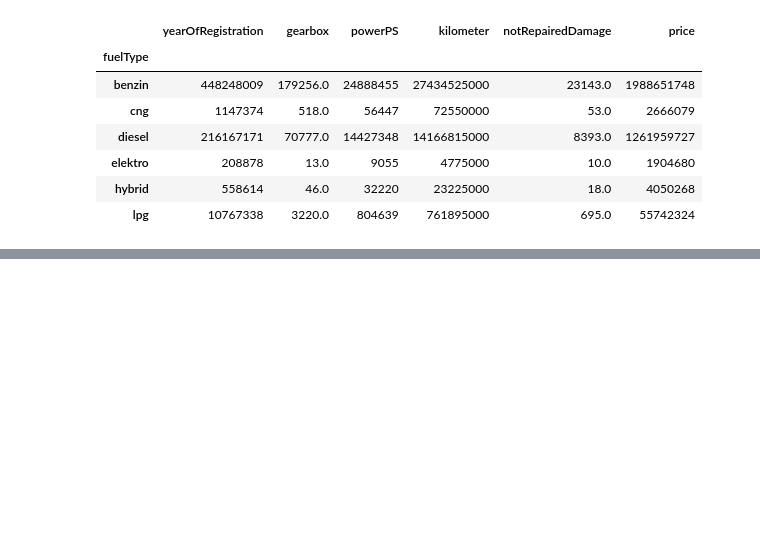
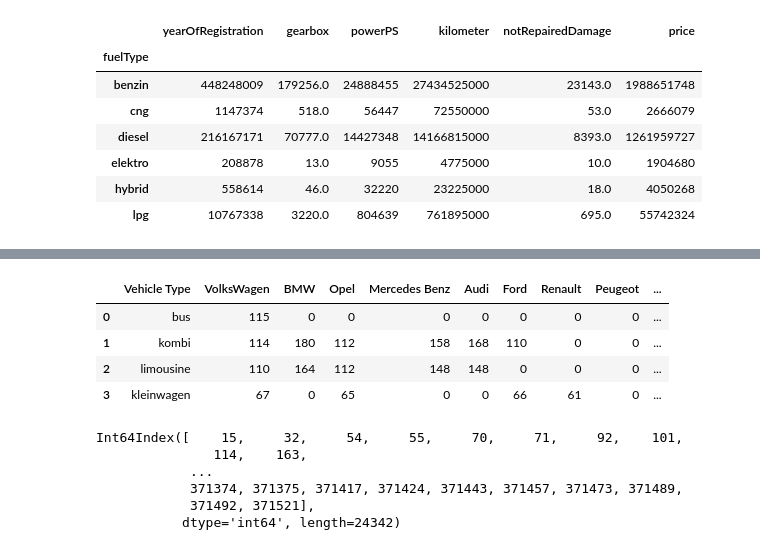
Before and after one commit to WorldWideWest/usedCarsSales, a Jupyter notebook: usedCarPrice.ipynb, the cells around one changed output, grey strips where cells are left out. Cells and saved outputs as stored; diff of their text form; code cells hidden in the pictures; blank space fills up the shorter version.

```diff
--- a/usedCarPrice.ipynb
+++ b/usedCarPrice.ipynb
@@ -388,0 +430,46 @@ fill.InputMissingValue('skoda', 'Skoda', value=1, returnArg=False)
+# %%
+power = pd.DataFrame({
+    'Vehicle Type':[
+        'bus', 'kombi', 'limousine', 'kleinwagen'
+    ],
+    'VolksWagen':[
+        115, 114, 110, 67
+    ],
+    'BMW':[
+        0, 180, 164, 0
+    ],
+    'Opel':[
+        0, 112, 112, 65
+    ],
+    'Mercedes Benz':[
+        0, 158, 148, 0
+    ],
+    'Audi':[
+        0, 168, 148, 0
+    ],
+    'Ford':[
+        0, 110, 0, 66
+    ],
+    'Renault':[
+        0, 0, 0, 61
+    ],
+    'Peugeot':[
+        0, 0, 0, 0
+    ],
+    'Fiat':[
+        0, 0, 0, 62
+    ],
+    'SEAT':[
+        0, 0, 0, 0
+    ],
+    'Skoda':[
+        0, 0, 0, 0
+    ]
+})
+power
+# %% [output]
+|  | Vehicle Type | VolksWagen | BMW | Opel | Mercedes Benz | Audi | Ford | Renault | Peugeot | ... |
+| 0 | bus | 115 | 0 | 0 | 0 | 0 | 0 | 0 | 0 | ... |
+| 1 | kombi | 114 | 180 | 112 | 158 | 168 | 110 | 0 | 0 | ... |
+| 2 | limousine | 110 | 164 | 112 | 148 | 148 | 0 | 0 | 0 | ... |
+| 3 | kleinwagen | 67 | 0 | 65 | 0 | 0 | 66 | 61 | 0 | ... |
@@ -389,3 +480,12 @@ fill.InputMissingValue('skoda', 'Skoda', value=1, returnArg=False)
+# %%
+fillPower.avgPowerInput(95)
+# %% [output]
+Int64Index([    15,     32,     54,     55,     70,     71,     92,    101,
+               114,    163,
+            ...
+            371374, 371375, 371417, 371424, 371443, 371457, 371473, 371489,
+            371492, 371521],
+           dtype='int64', length=24342)
 # %%
 preprocessing.isnull().sum()
 # %% [output]
```
Also changed, not shown: parts of 10 cells of this notebook, 3 other files.
